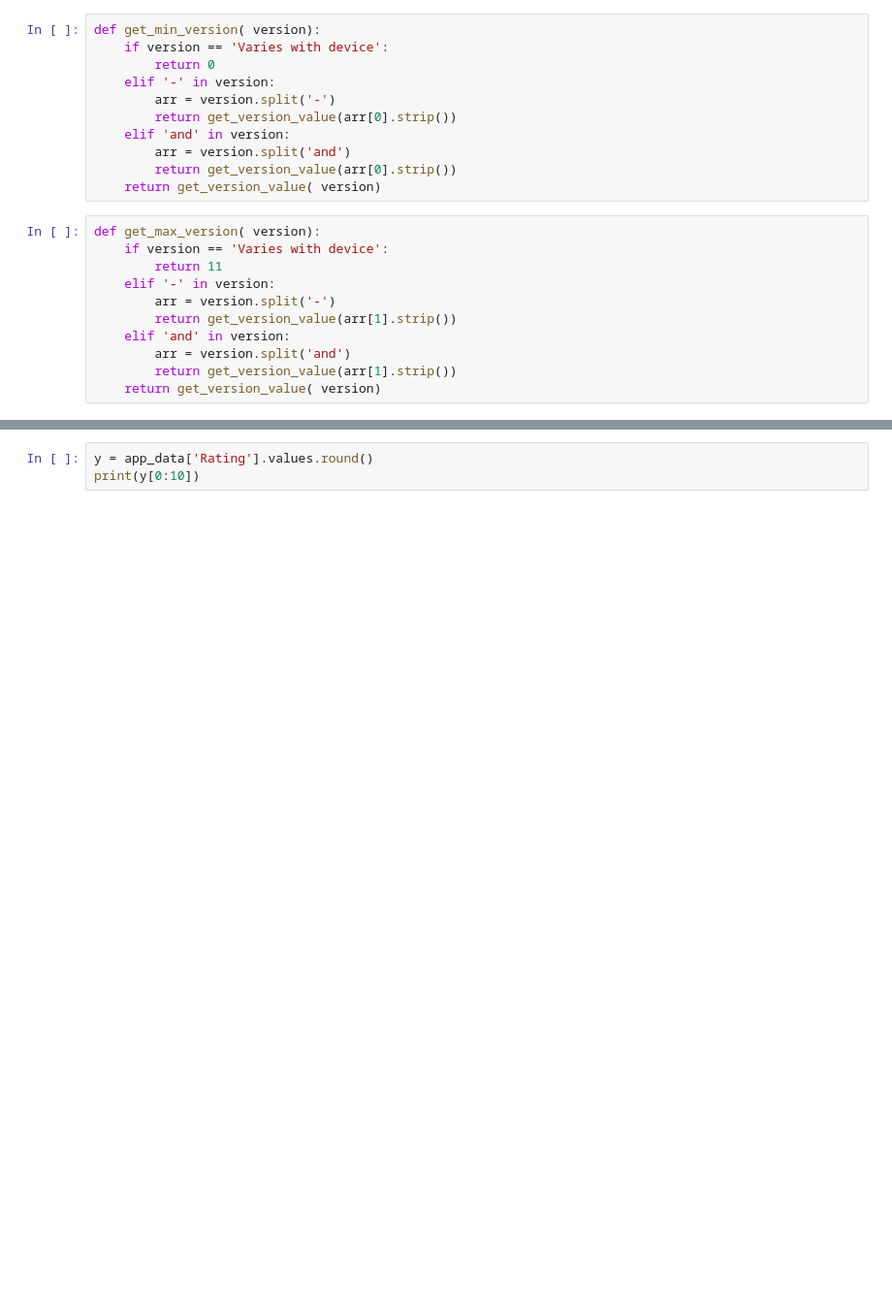
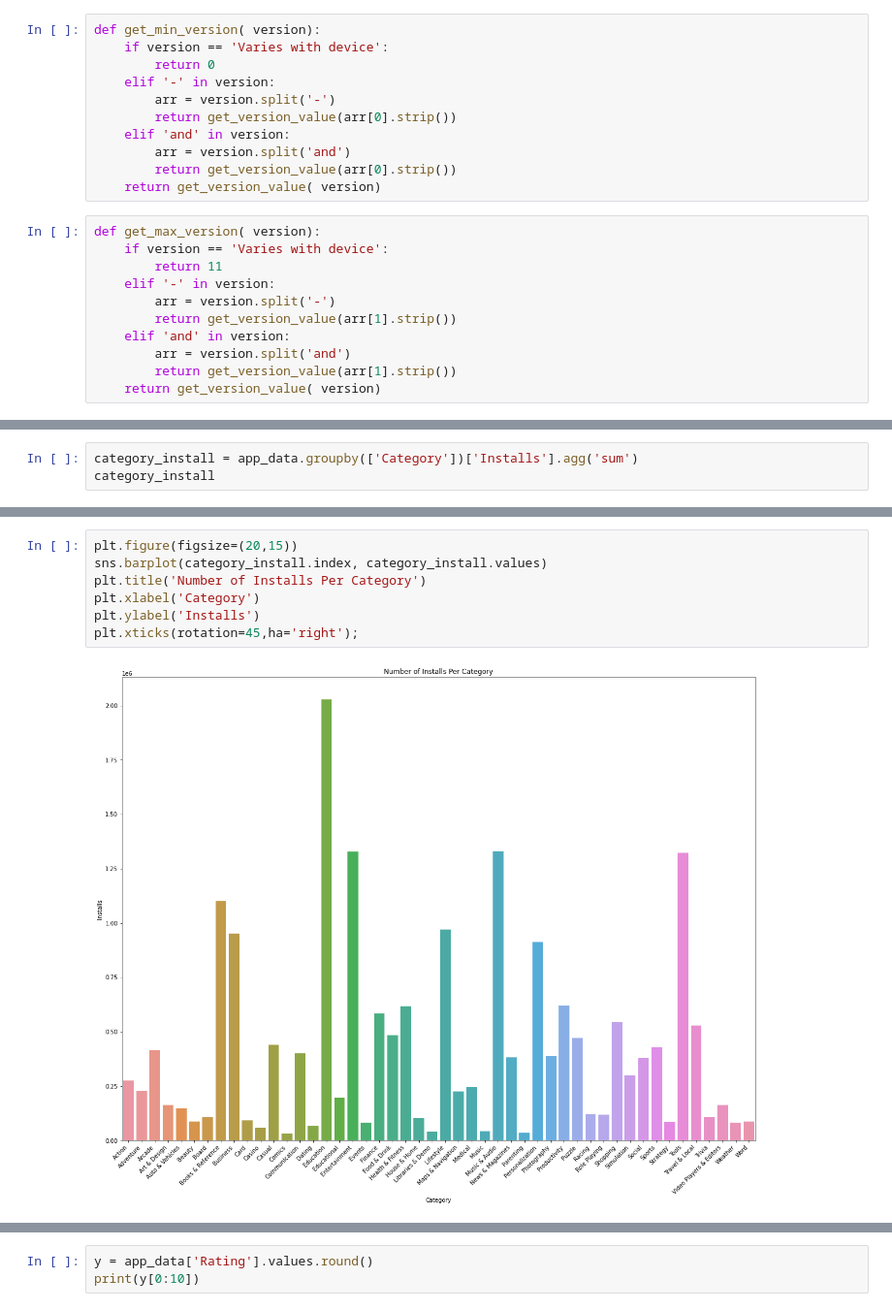
Before and after one commit to mv30/cmpe_255_group_project, a Jupyter notebook: PreProcess_RandomForest.ipynb, the cells around one changed output, grey strips where cells are left out. Shown: that part at 97% size. Cells and saved outputs as stored; diff of their text form; blank space fills up the shorter version.

```diff
--- a/PreProcess_RandomForest.ipynb
+++ b/PreProcess_RandomForest.ipynb
@@ -233,0 +251,3 @@ app_data['Max_Version'] = app_data.apply( lambda row: get_max_version(row['Minim
+# %%
+category_install = app_data.groupby(['Category'])['Installs'].agg('sum')
+category_install
@@ -233,0 +281,9 @@ app_data['Max_Version'] = app_data.apply( lambda row: get_max_version(row['Minim
+# %%
+plt.figure(figsize=(20,15))
+sns.barplot(category_install.index, category_install.values)
+plt.title('Number of Installs Per Category')
+plt.xlabel('Category')
+plt.ylabel('Installs')
+plt.xticks(rotation=45,ha='right');
+# %% [output]
+[figure, added]
```
Also changed, not shown: parts of 48 cells of this notebook.
